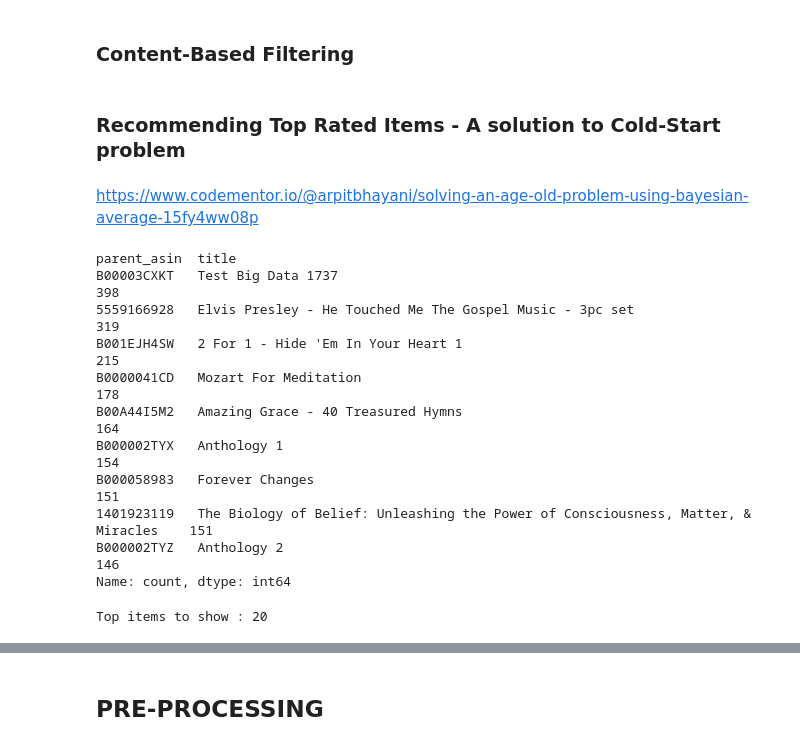
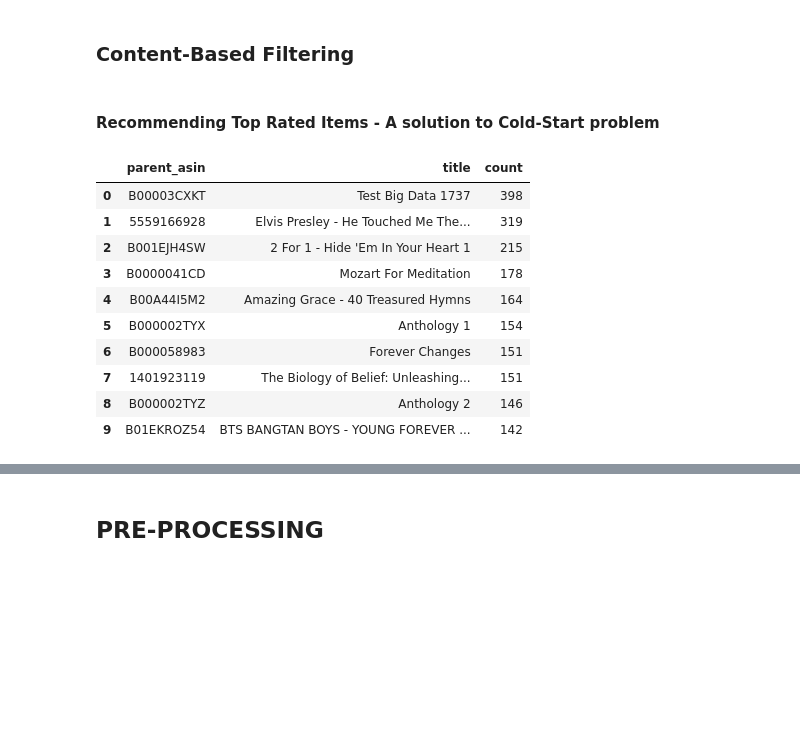
Before and after one commit to ds-edu/capstone3-recsys, a Jupyter notebook: recommender/notebooks/recsys.ipynb, the cells around one changed output, grey strips where cells are left out. Cells and saved outputs as stored; diff of their text form; code cells hidden in the pictures; blank space fills up the shorter version.

```diff
--- a/recommender/notebooks/recsys.ipynb
+++ b/recommender/notebooks/recsys.ipynb
@@ -309,34 +297,22 @@ df_ol.sort_values('rating_number', ascending=False).head(5)
 # %% [markdown]
 ### Content-Based Filtering
 # %% [markdown]
-### Recommending Top Rated Items - A solution to Cold-Start problem
+#### Recommending Top Rated Items - A solution to Cold-Start problem
-# %% [markdown]
-https://www.codementor.io/@arpitbhayani/solving-an-age-old-problem-using-bayesian-average-15fy4ww08p
 # %%
-# Top 10 most rated products
+# Top 10 Frequently Rated
 
-most_rated = df[['parent_asin', 'title']].value_counts()[0:9]
-most_rated
+n_result = 10
+df_most_rated = pd.DataFrame(df[['parent_asin', 'title']].value_counts()[0:n_result]).reset_index()
+df_most_rated
 # %% [output]
-parent_asin  title
-B00003CXKT   Test Big Data 1737                                                                  398
-5559166928   Elvis Presley - He Touched Me The Gospel Music - 3pc set                            319
-B001EJH4SW   2 For 1 - Hide 'Em In Your Heart 1                                                  215
-B0000041CD   Mozart For Meditation                                                               178
-B00A44I5M2   Amazing Grace - 40 Treasured Hymns                                                  164
-B000002TYX   Anthology 1                                                                         154
-B000058983   Forever Changes                                                                     151
-1401923119   The Biology of Belief: Unleashing the Power of Consciousness, Matter, & Miracles    151
-B000002TYZ   Anthology 2                                                                         146
-Name: count, dtype: int64
+|  | parent_asin | title | count |
+| 0 | B00003CXKT | Test Big Data 1737 | 398 |
+| 1 | 5559166928 | Elvis Presley - He Touched Me The... | 319 |
+| 2 | B001EJH4SW | 2 For 1 - Hide 'Em In Your Heart 1 | 215 |
+| 3 | B0000041CD | Mozart For Meditation | 178 |
+| 4 | B00A44I5M2 | Amazing Grace - 40 Treasured Hymns | 164 |
+| 5 | B000002TYX | Anthology 1 | 154 |
+| 6 | B000058983 | Forever Changes | 151 |
+| 7 | 1401923119 | The Biology of Belief: Unleashing... | 151 |
+| 8 | B000002TYZ | Anthology 2 | 146 |
+| 9 | B01EKROZ54 | BTS BANGTAN BOYS - YOUNG FOREVER ... | 142 |
-# %%
-# Input Block: Select the number of top items to show
-
-# Placeholder:
-# n_result = input(Select the number of Top products to show)
-
-# Unit Testing:
-n_result = 20
-print(f'Top items to show : {n_result}')
-# %% [output]
-Top items to show : 20
```
Also changed, not shown: parts of 20 cells of this notebook.
